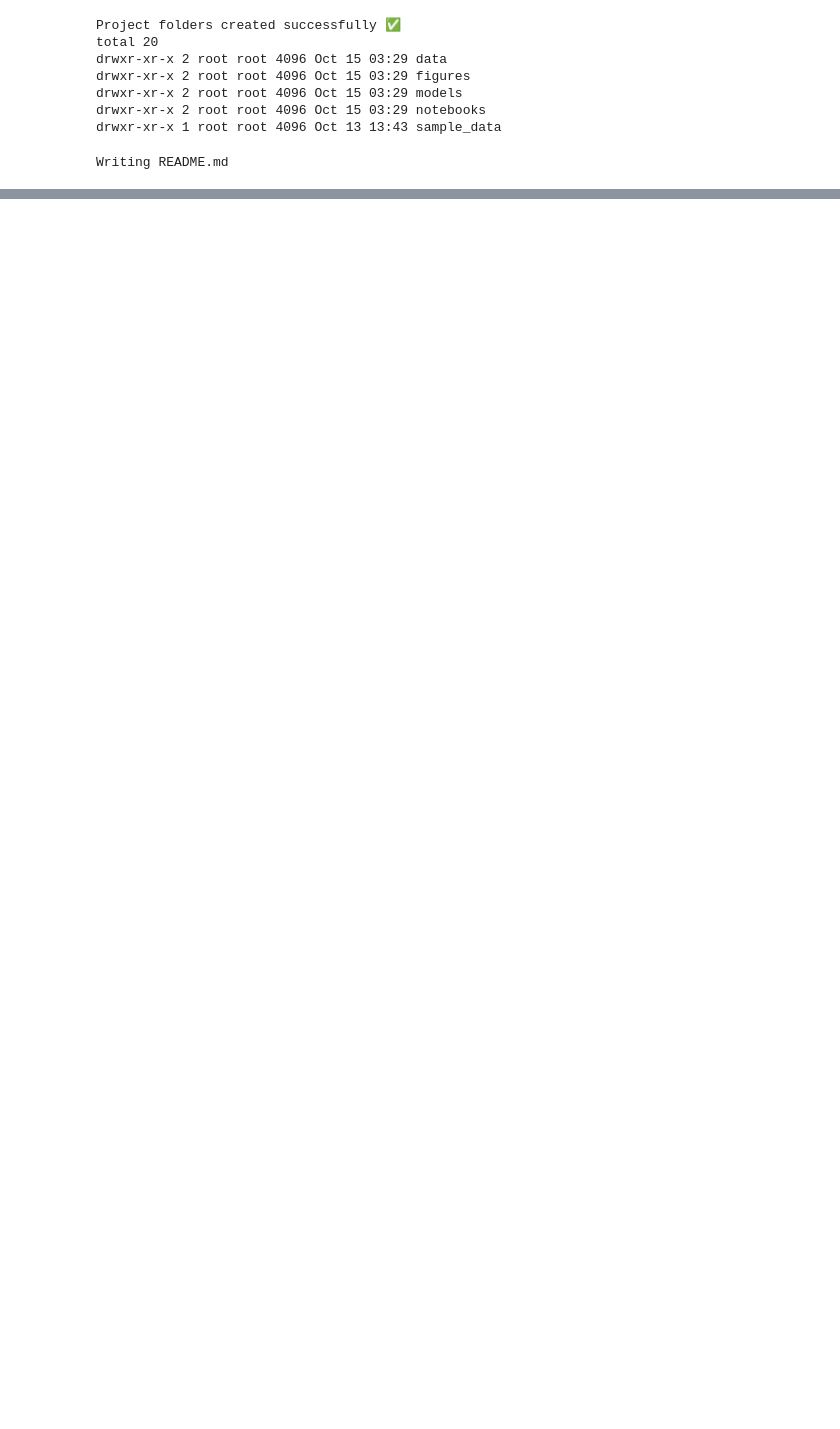
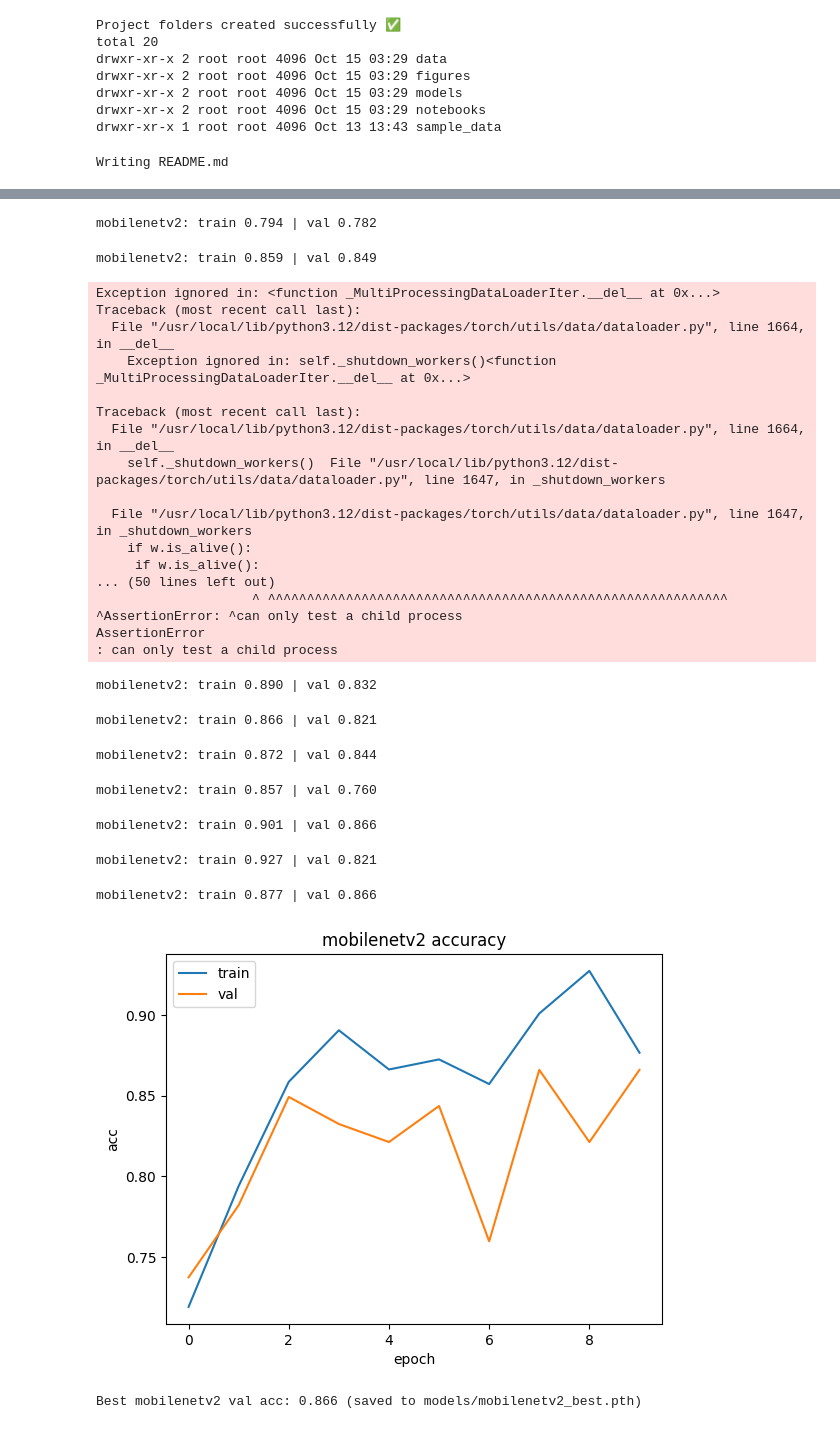
Before and after one commit to harshitxjangam/Imageclass_DL, a Jupyter notebook: training_inference.ipynb, the cells around one changed output, grey strips where cells are left out. Cells and saved outputs as stored; diff of their text form; code cells hidden in the pictures; blank space fills up the shorter version.

Commit message:
Train 3 models + baseline timings

```diff
--- a/training_inference.ipynb
+++ b/training_inference.ipynb
@@ -23,0 +104,28 @@ Writing README.md
+# %%
+from torchvision import transforms, datasets
+from torch.utils.data import DataLoader
+
+IMG_SIZE, BATCH_SIZE = 224, 32
+
+train_tfms = transforms.Compose([
+    transforms.Resize((IMG_SIZE, IMG_SIZE)),
+    transforms.RandomHorizontalFlip(),
+    transforms.RandomRotation(10),
+    transforms.ToTensor(),
+    transforms.Normalize([0.485,0.456,0.406],[0.229,0.224,0.225]),
+])
+eval_tfms = transforms.Compose([
+    transforms.Resize((IMG_SIZE, IMG_SIZE)),
+    transforms.ToTensor(),
+    transforms.Normalize([0.485,0.456,0.406],[0.229,0.224,0.225]),
+])
+
+train_ds = datasets.ImageFolder("data_split/train", transform=train_tfms)
+val_ds   = datasets.ImageFolder("data_split/val",   transform=eval_tfms)
+test_ds  = datasets.ImageFolder("data_split/test",  transform=eval_tfms)
+
+train_dl = DataLoader(train_ds, batch_size=BATCH_SIZE, shuffle=True, num_workers=2, pin_memory=True)
+val_dl   = DataLoader(val_ds,   batch_size=BATCH_SIZE, num_workers=2, pin_memory=True)
+test_dl  = DataLoader(test_ds,  batch_size=BATCH_SIZE, num_workers=2, pin_memory=True)
+
+len(train_ds), len(val_ds), len(test_ds), len(train_ds.classes), train_ds.classes[:10]
@@ -23,0 +264,11 @@ Writing README.md
+# %%
+from torchvision.models import MobileNet_V2_Weights
+
+mobilenet = models.mobilenet_v2(weights=MobileNet_V2_Weights.IMAGENET1K_V1)
+mobilenet.classifier[1] = nn.Linear(mobilenet.last_channel, len(train_ds.classes))
+
+mobilenet_val, mobilenet_ckpt = train_eval(
+    mobilenet, train_dl, val_dl,
+    epochs=10, lr=1e-3, name="mobilenetv2"
+)
+# %% [output]
@@ -23,0 +277,28 @@ Writing README.md
+mobilenetv2: train 0.794 | val 0.782
+mobilenetv2: train 0.859 | val 0.849
+Exception ignored in: <function _MultiProcessingDataLoaderIter.__del__ at 0x...>
+Traceback (most recent call last):
+  File "/usr/local/lib/python3.12/dist-packages/torch/utils/data/dataloader.py", line 1664, in __del__
+    Exception ignored in: self._shutdown_workers()<function _MultiProcessingDataLoaderIter.__del__ at 0x...>
+
+Traceback (most recent call last):
+  File "/usr/local/lib/python3.12/dist-packages/torch/utils/data/dataloader.py", line 1664, in __del__
+    self._shutdown_workers()  File "/usr/local/lib/python3.12/dist-packages/torch/utils/data/dataloader.py", line 1647, in _shutdown_workers
+
+  File "/usr/local/lib/python3.12/dist-packages/torch/utils/data/dataloader.py", line 1647, in _shutdown_workers
+    if w.is_alive():
+     if w.is_alive():
+... (50 lines left out)
+                    ^ ^^^^^^^^^^^^^^^^^^^^^^^^^^^^^^^^^^^^^^^^^^^^^^^^^^^^^^^^^^^
+^AssertionError: ^can only test a child process
+AssertionError
+: can only test a child process
+mobilenetv2: train 0.890 | val 0.832
+mobilenetv2: train 0.866 | val 0.821
+mobilenetv2: train 0.872 | val 0.844
+mobilenetv2: train 0.857 | val 0.760
+mobilenetv2: train 0.901 | val 0.866
+mobilenetv2: train 0.927 | val 0.821
+mobilenetv2: train 0.877 | val 0.866
+[figure, added]
+Best mobilenetv2 val acc: 0.866 (saved to models/mobilenetv2_best.pth)
```
Also changed, not shown: parts of 19 cells of this notebook.
